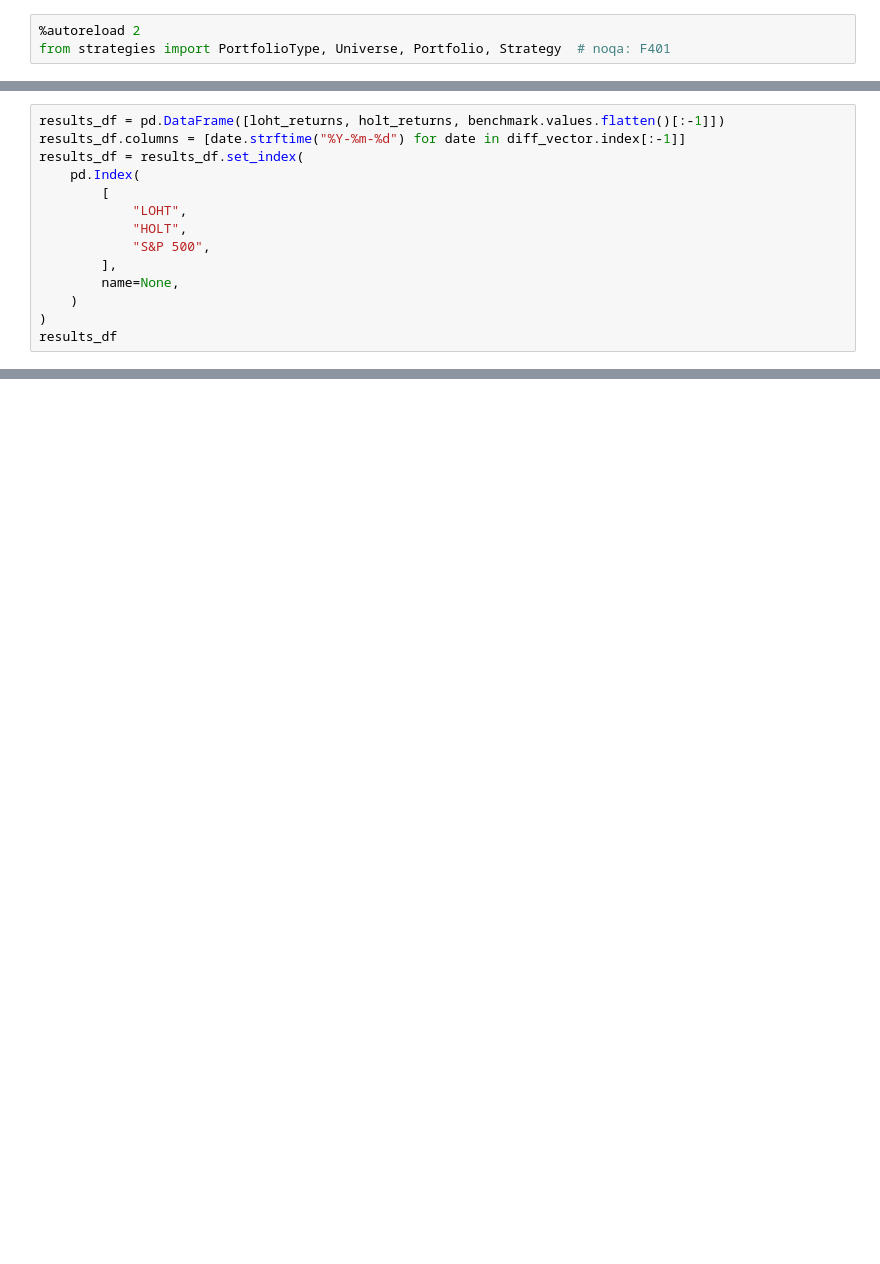
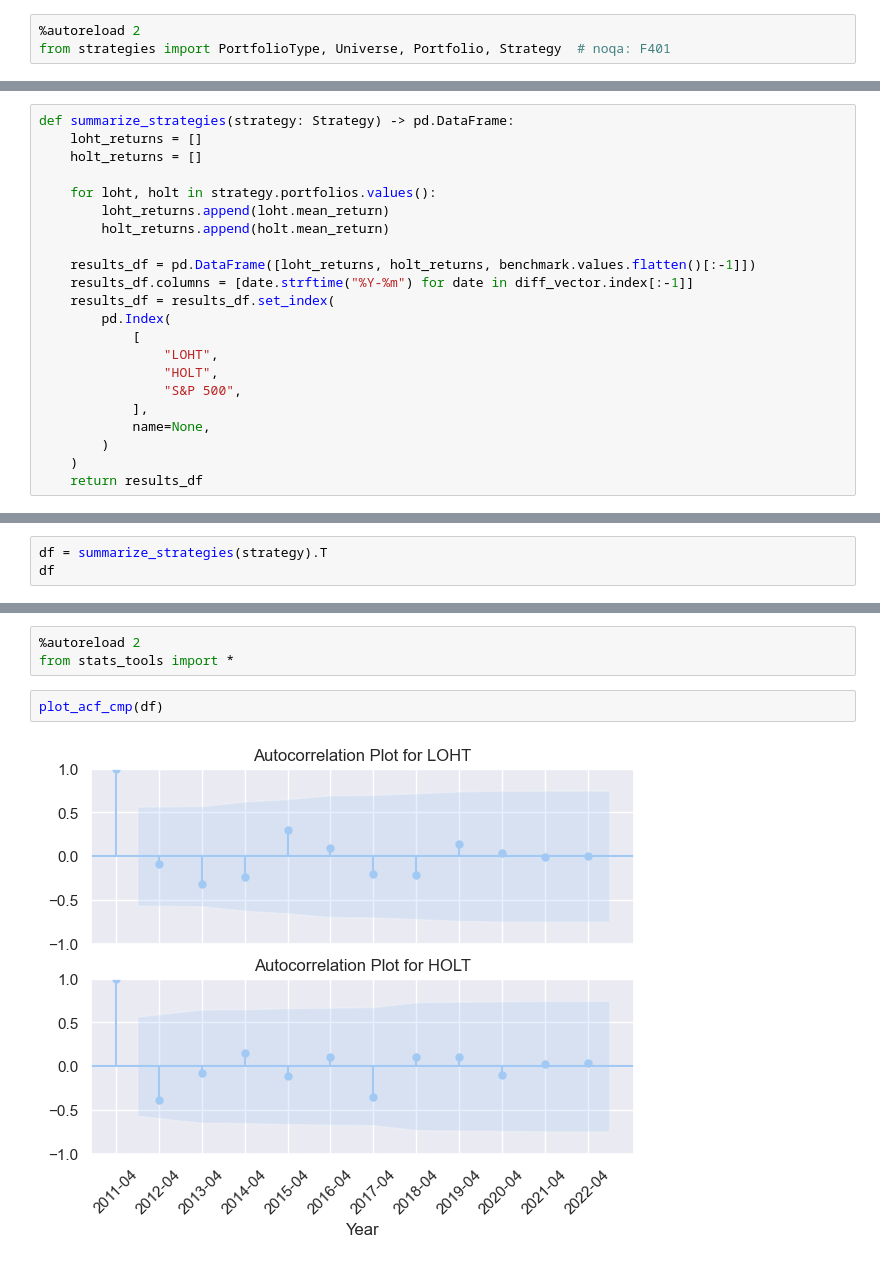
Before and after one commit to aalitvinov/vkrm_code, a Jupyter notebook: vkrm_code/main.ipynb, the cells around one changed output, grey strips where cells are left out. Saved outputs shown, nothing was run; the diff lists cells and outputs as text; blank space fills up the shorter version.

```diff
--- a/vkrm_code/main.ipynb
+++ b/vkrm_code/main.ipynb
@@ -181,14 +111,22 @@ np.mean(loht_returns), np.mean(holt_returns)
 # %%
-results_df = pd.DataFrame([loht_returns, holt_returns, benchmark.values.flatten()[:-1]])
-results_df.columns = [date.strftime("%Y-%m-%d") for date in diff_vector.index[:-1]]
-results_df = results_df.set_index(
-    pd.Index(
-        [
-            "LOHT",
-            "HOLT",
-            "S&P 500",
-        ],
-        name=None,
+def summarize_strategies(strategy: Strategy) -> pd.DataFrame:
+    loht_returns = []
+    holt_returns = []
+
+    for loht, holt in strategy.portfolios.values():
+        loht_returns.append(loht.mean_return)
+        holt_returns.append(holt.mean_return)
+
+    results_df = pd.DataFrame([loht_returns, holt_returns, benchmark.values.flatten()[:-1]])
+    results_df.columns = [date.strftime("%Y-%m") for date in diff_vector.index[:-1]]
+    results_df = results_df.set_index(
+        pd.Index(
+            [
+                "LOHT",
+                "HOLT",
+                "S&P 500",
+            ],
+            name=None,
+        )
     )
-)
-results_df
+    return results_df
@@ -225,0 +161,3 @@ plt.subplots_adjust(bottom=0.15)
+# %%
+df = summarize_strategies(strategy).T
+df
@@ -225,0 +178,7 @@ plt.subplots_adjust(bottom=0.15)
+# %%
+%autoreload 2
+from stats_tools import *
+# %%
+plot_acf_cmp(df)
+# %% [output]
+[figure, added]
```
Also changed, not shown: parts of 34 cells of this notebook, 12 other files.
